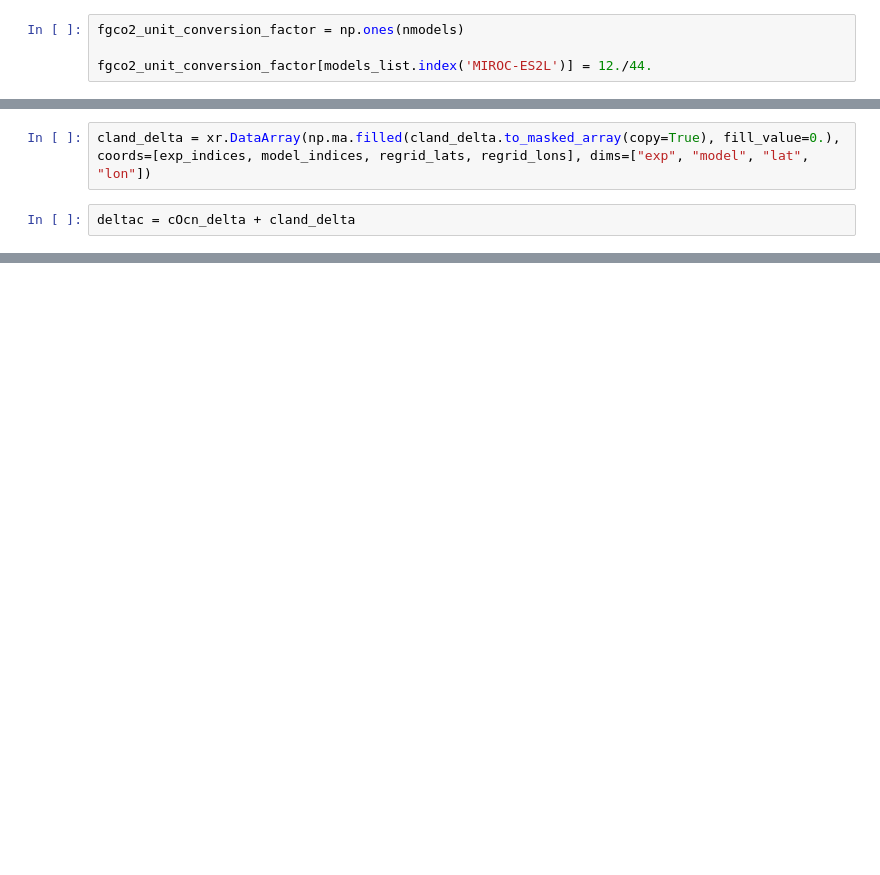
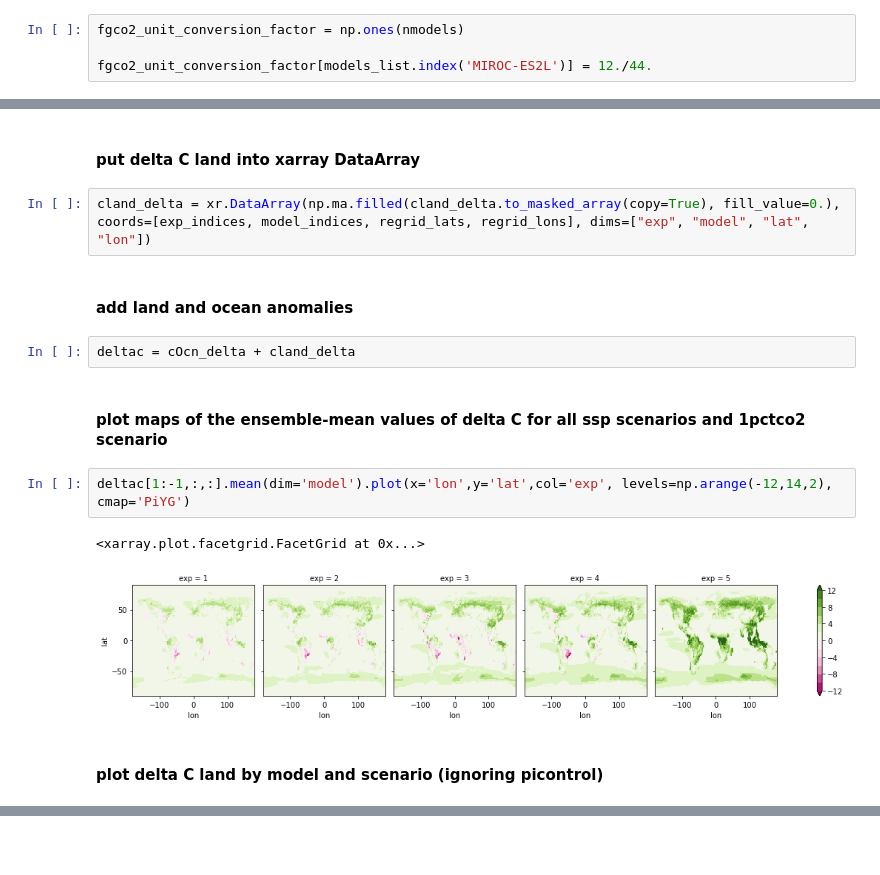
Before and after one commit to ckoven/cmip6_beta_gamma_maps, a Jupyter notebook: cstock_change_maps.ipynb, the cells around one changed output, grey strips where cells are left out. Cells and saved outputs as stored; diff of their text form; blank space fills up the shorter version.

```diff
--- a/cstock_change_maps.ipynb
+++ b/cstock_change_maps.ipynb
@@ -799,7 +780,20 @@ Reuse existing file: nearest_s2d_180x360_180x360.nc
 Reuse existing file: nearest_s2d_180x360_180x360.nc
 Reuse existing file: nearest_s2d_180x360_180x360.nc
 Reuse existing file: nearest_s2d_180x360_180x360.nc
+# %% [markdown]
+#### put delta C land into xarray DataArray
 # %%
 cland_delta = xr.DataArray(np.ma.filled(cland_delta.to_masked_array(copy=True), fill_value=0.), coords=[exp_indices, model_indices, regrid_lats, regrid_lons], dims=["exp", "model", "lat", "lon"])
+# %% [markdown]
+#### add land and ocean anomalies
 # %%
 deltac = cOcn_delta + cland_delta
+# %% [markdown]
+#### plot maps of the ensemble-mean values of delta C for all ssp scenarios and 1pctco2 scenario
+# %%
+deltac[1:-1,:,:].mean(dim='model').plot(x='lon',y='lat',col='exp', levels=np.arange(-12,14,2), cmap='PiYG')
+# %% [output]
+<xarray.plot.facetgrid.FacetGrid at 0x...>
+[figure, added]
+# %% [markdown]
+#### plot delta C land by model and scenario (ignoring picontrol)
```
Also changed, not shown: parts of 39 cells of this notebook, 9 other files.
